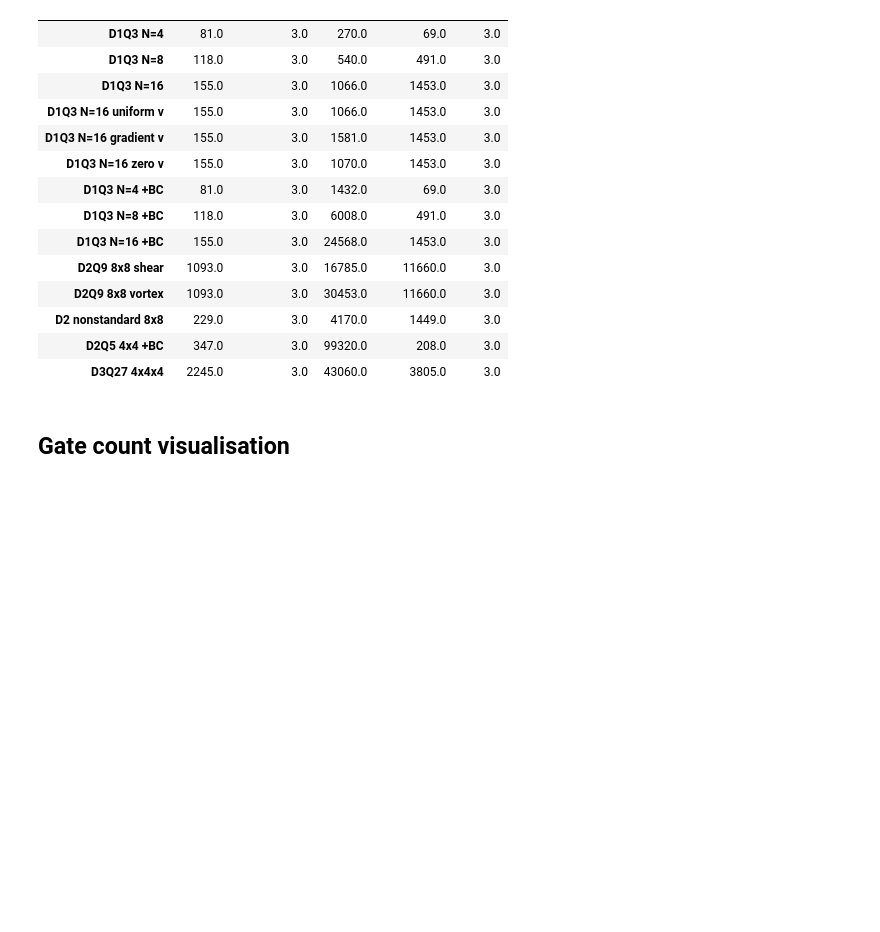
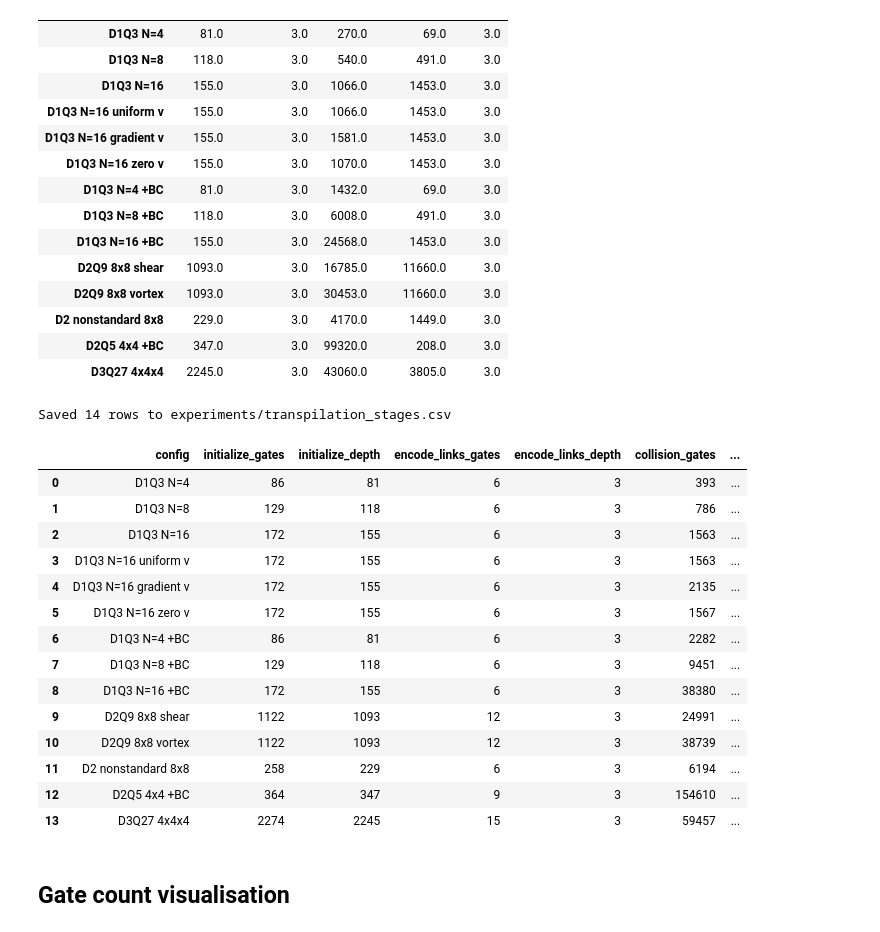
Before and after one commit to widdrr/qlbm, a Jupyter notebook: ExperimentTranspilation.ipynb, the cells around one changed output. Cells and saved outputs as stored; diff of their text form; code cells hidden in the pictures; blank space fills up the shorter version.

```diff
--- a/ExperimentTranspilation.ipynb
+++ b/ExperimentTranspilation.ipynb
@@ -359,6 +356,55 @@ Circuit depth per stage:
 | D2 nonstandard 8x8 | 229.0 | 3.0 | 4170.0 | 1449.0 | 3.0 |
 | D2Q5 4x4 +BC | 347.0 | 3.0 | 99320.0 | 208.0 | 3.0 |
 | D3Q27 4x4x4 | 2245.0 | 3.0 | 43060.0 | 3805.0 | 3.0 |
+# %%
+# Export main transpilation data to CSV
+stages = ["initialize", "encode_links", "collision", "propagation", "macros"]
+
+export_rows = []
+configs_seen = []
+for r in all_results:
+    cfg = r["config"]
+    if cfg not in configs_seen:
+        configs_seen.append(cfg)
+
+# Build one row per config with gates/depth per stage
+for cfg in configs_seen:
+    stage_data = {r["stage"]: r for r in all_results if r["config"] == cfg}
+    row = {"config": cfg}
+    total_g, total_d = 0, 0
+    for s in stages:
+        d = stage_data.get(s, {})
+        g = d.get("total_gates", 0)
+        dep = d.get("depth", 0)
+        row[f"{s}_gates"] = g
+        row[f"{s}_depth"] = dep
+        total_g += g
+        total_d += dep
+    row["total_gates"] = total_g
+    row["total_depth"] = total_d
+    export_rows.append(row)
+
+df_export = pd.DataFrame(export_rows)
+df_export.to_csv("experiments/transpilation_stages.csv", index=False)
+print(f"Saved {len(df_export)} rows to experiments/transpilation_stages.csv")
+display(df_export)
+# %% [output]
+Saved 14 rows to experiments/transpilation_stages.csv
+|  | config | initialize_gates | initialize_depth | encode_links_gates | encode_links_depth | collision_gates | ... |
+| 0 | D1Q3 N=4 | 86 | 81 | 6 | 3 | 393 | ... |
+| 1 | D1Q3 N=8 | 129 | 118 | 6 | 3 | 786 | ... |
+| 2 | D1Q3 N=16 | 172 | 155 | 6 | 3 | 1563 | ... |
+| 3 | D1Q3 N=16 uniform v | 172 | 155 | 6 | 3 | 1563 | ... |
+| 4 | D1Q3 N=16 gradient v | 172 | 155 | 6 | 3 | 2135 | ... |
+| 5 | D1Q3 N=16 zero v | 172 | 155 | 6 | 3 | 1567 | ... |
+| 6 | D1Q3 N=4 +BC | 86 | 81 | 6 | 3 | 2282 | ... |
+| 7 | D1Q3 N=8 +BC | 129 | 118 | 6 | 3 | 9451 | ... |
+| 8 | D1Q3 N=16 +BC | 172 | 155 | 6 | 3 | 38380 | ... |
+| 9 | D2Q9 8x8 shear | 1122 | 1093 | 12 | 3 | 24991 | ... |
+| 10 | D2Q9 8x8 vortex | 1122 | 1093 | 12 | 3 | 38739 | ... |
+| 11 | D2 nonstandard 8x8 | 258 | 229 | 6 | 3 | 6194 | ... |
+| 12 | D2Q5 4x4 +BC | 364 | 347 | 9 | 3 | 154610 | ... |
+| 13 | D3Q27 4x4x4 | 2274 | 2245 | 15 | 3 | 59457 | ... |
 # %% [markdown]
 ## Gate count visualisation
 # %%
```
Also changed, not shown: parts of 2 cells of this notebook, 14 other files.
